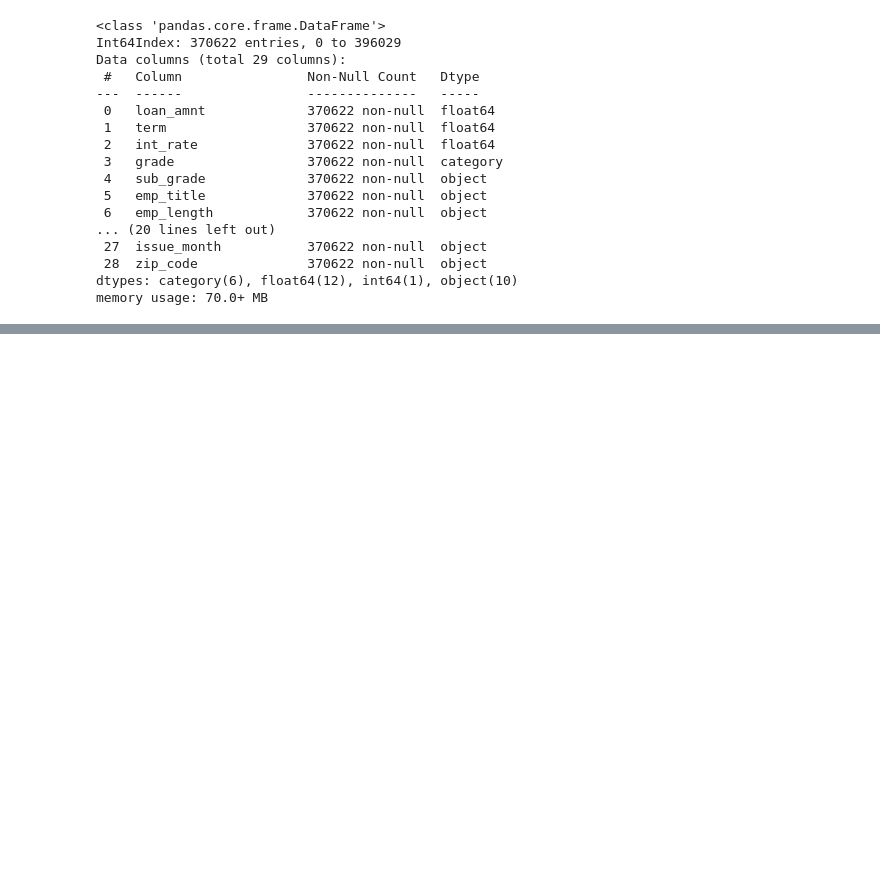
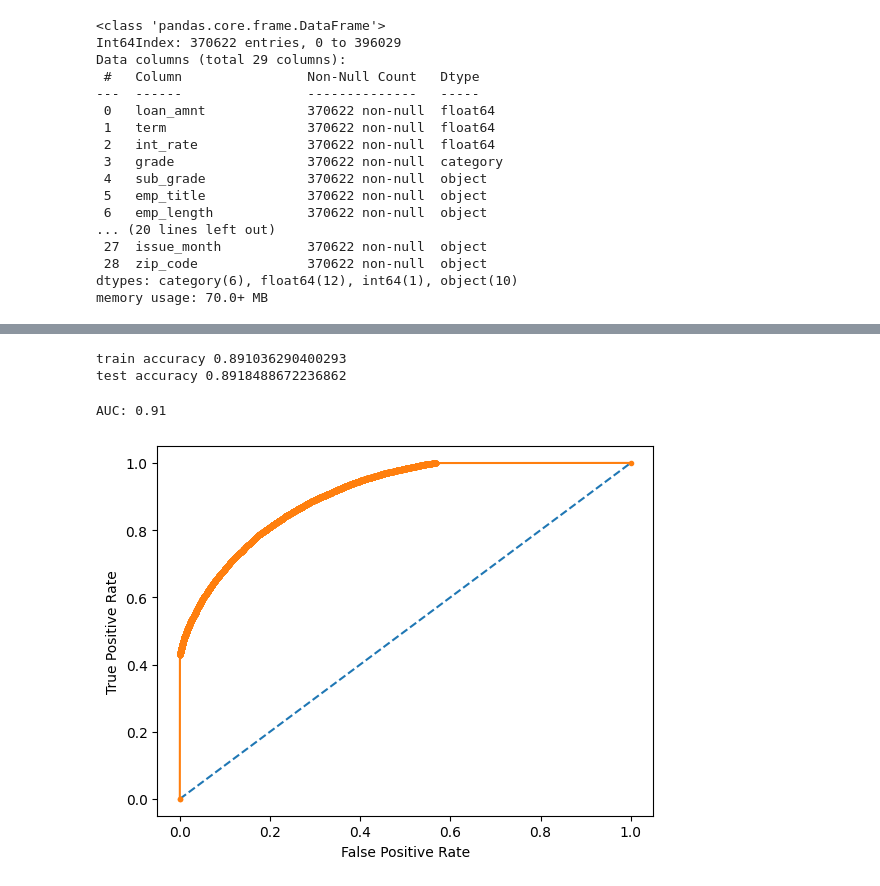
Before and after one commit to mahikshith/End-to-End-implementation-of-Loan-tap-classification, a Jupyter notebook: loan_tap_classification_m.ipynb, the cells around one changed output, grey strips where cells are left out. Cells and saved outputs as stored; diff of their text form; code cells hidden in the pictures; blank space fills up the shorter version.

Commit message:
Finally built the model
Did k-cross validation , encoded variables , built model

```diff
--- a/loan_tap_classification_m.ipynb
+++ b/loan_tap_classification_m.ipynb
@@ -663,0 +707,2 @@ Index(['loan_amnt', 'term', 'int_rate', 'grade', 'home_ownership',
+# %%
+df["initial_list_status"] = df["initial_list_status"].astype("int64")
@@ -663,0 +722,7 @@ Index(['loan_amnt', 'term', 'int_rate', 'grade', 'home_ownership',
+# %%
+x = df.drop("loan_status", axis=1)
+y = df["loan_status"]
+
+from sklearn.model_selection import train_test_split
+
+x_train, x_test, y_train, y_test = train_test_split(x, y, test_size=0.3, random_state=42,stratify=y)
@@ -663,0 +733,17 @@ Index(['loan_amnt', 'term', 'int_rate', 'grade', 'home_ownership',
+# %%
+# scaling the data
+
+from sklearn.preprocessing import MinMaxScaler
+
+scaler = MinMaxScaler()
+
+x_train = scaler.fit_transform(x_train)
+x_test = scaler.transform(x_test)
+# %%
+# logistic regression
+from sklearn.linear_model import LogisticRegression
+logreg = LogisticRegression(max_iter=1000)
+
+logreg.fit(x_train, y_train)
+
+y_pred = logreg.predict(x_test)
@@ -663,0 +778,27 @@ Index(['loan_amnt', 'term', 'int_rate', 'grade', 'home_ownership',
+# %%
+y_train_pred = logreg.predict(x_train)
+
+print("train accuracy",accuracy_score(y_train, y_train_pred))
+print("test accuracy",accuracy_score(y_test, y_pred))
+# %% [output]
+train accuracy 0.891036290400293
+test accuracy 0.8918488672236862
+# %%
+# roc curve
+from sklearn.metrics import roc_curve
+from sklearn.metrics import roc_auc_score
+
+probs = logreg.predict_proba(x_test)
+probs = probs[:, 1]
+auc = roc_auc_score(y_test, probs)
+print('AUC: %.2f' % auc)
+fpr, tpr, thresholds = roc_curve(y_test, probs)
+plt.plot([0, 1], [0, 1], linestyle='--')
+plt.plot(fpr, tpr, marker='.')
+plt.xlabel('False Positive Rate')
+plt.ylabel('True Positive Rate')
+
+plt.show()
+# %% [output]
+AUC: 0.91
+[figure, added]
```
Also changed, not shown: parts of 28 cells of this notebook.
